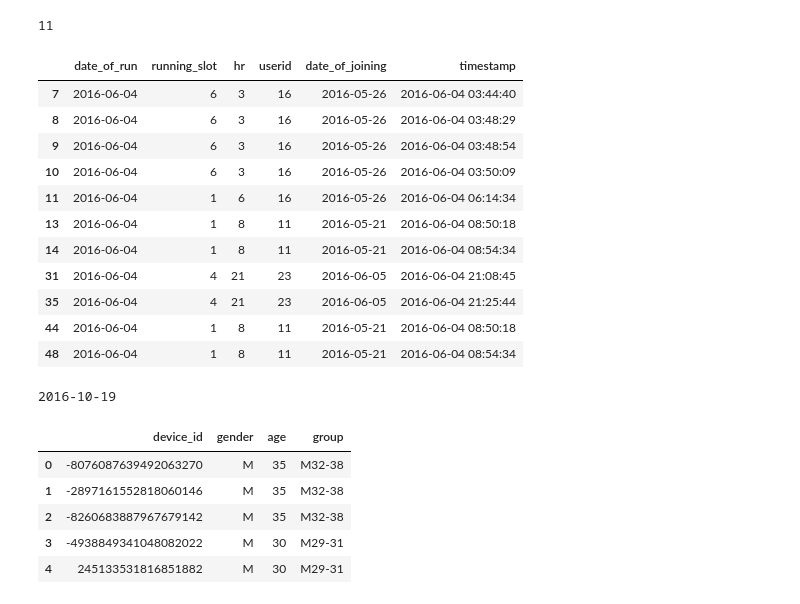
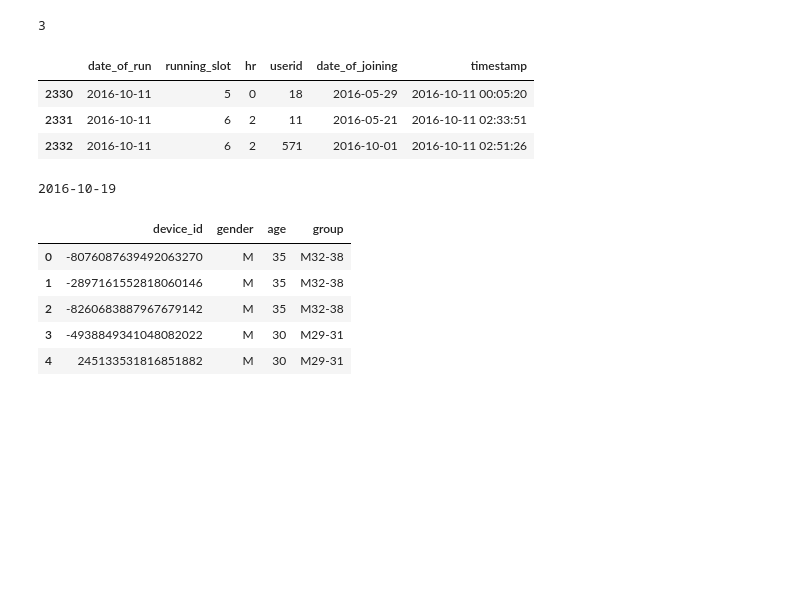
Before and after one commit to MittalShruti/Dashboard, a Jupyter notebook: Dashboard.ipynb, the cells around one changed output. Saved outputs shown, nothing was run; the diff lists cells and outputs as text; code cells hidden in the pictures; blank space fills up the shorter version.

```diff
--- a/Dashboard.ipynb
+++ b/Dashboard.ipynb
@@ -43,23 +43,15 @@ dt = dt.dropna()
 # %%
 d1 = dt[['date_of_run','running_slot','hr','userid','date_of_joining','timestamp']]
 d1.head(1)
-p = d1[d1['date_of_run']=='2016-06-04']
+p = d1[d1['date_of_run']=='2016-10-11']
 print len(p)
 p
 # %% [output]
-11
+3
 |  | date_of_run | running_slot | hr | userid | date_of_joining | timestamp |
-| 7 | 2016-06-04 | 6 | 3 | 16 | 2016-05-26 | 2016-06-04 03:44:40 |
-| 8 | 2016-06-04 | 6 | 3 | 16 | 2016-05-26 | 2016-06-04 03:48:29 |
-| 9 | 2016-06-04 | 6 | 3 | 16 | 2016-05-26 | 2016-06-04 03:48:54 |
-| 10 | 2016-06-04 | 6 | 3 | 16 | 2016-05-26 | 2016-06-04 03:50:09 |
-| 11 | 2016-06-04 | 1 | 6 | 16 | 2016-05-26 | 2016-06-04 06:14:34 |
-| 13 | 2016-06-04 | 1 | 8 | 11 | 2016-05-21 | 2016-06-04 08:50:18 |
-| 14 | 2016-06-04 | 1 | 8 | 11 | 2016-05-21 | 2016-06-04 08:54:34 |
-| 31 | 2016-06-04 | 4 | 21 | 23 | 2016-06-05 | 2016-06-04 21:08:45 |
-| 35 | 2016-06-04 | 4 | 21 | 23 | 2016-06-05 | 2016-06-04 21:25:44 |
-| 44 | 2016-06-04 | 1 | 8 | 11 | 2016-05-21 | 2016-06-04 08:50:18 |
-| 48 | 2016-06-04 | 1 | 8 | 11 | 2016-05-21 | 2016-06-04 08:54:34 |
+| 2330 | 2016-10-11 | 5 | 0 | 18 | 2016-05-29 | 2016-10-11 00:05:20 |
+| 2331 | 2016-10-11 | 6 | 2 | 11 | 2016-05-21 | 2016-10-11 02:33:51 |
+| 2332 | 2016-10-11 | 6 | 2 | 571 | 2016-10-01 | 2016-10-11 02:51:26 |
 # %%
 dt = pd.read_csv(data_path + 'sample_runs_11102016.csv')
 # %%
```
Also changed, not shown: 2 other files.
